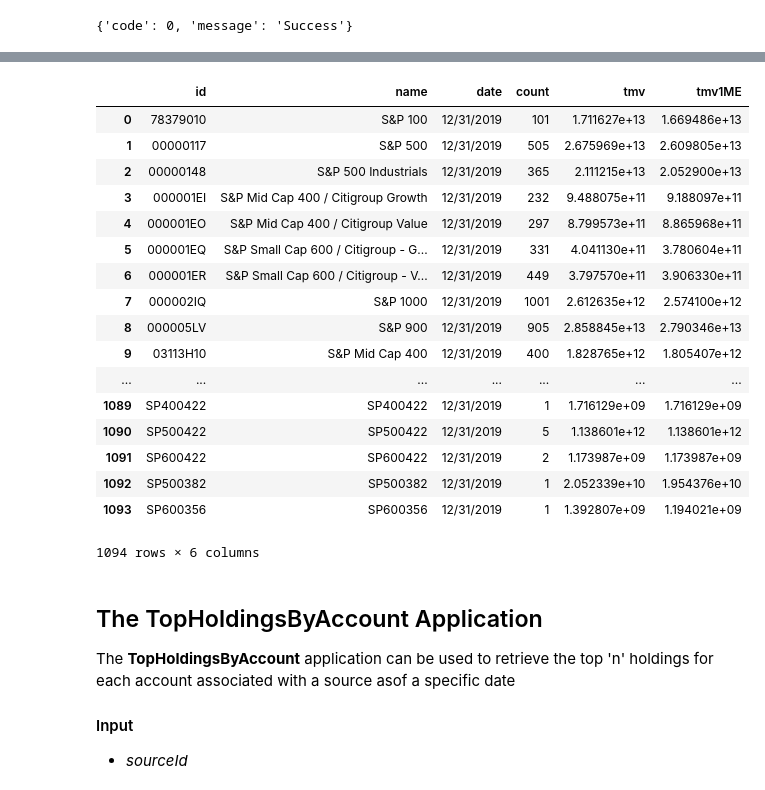
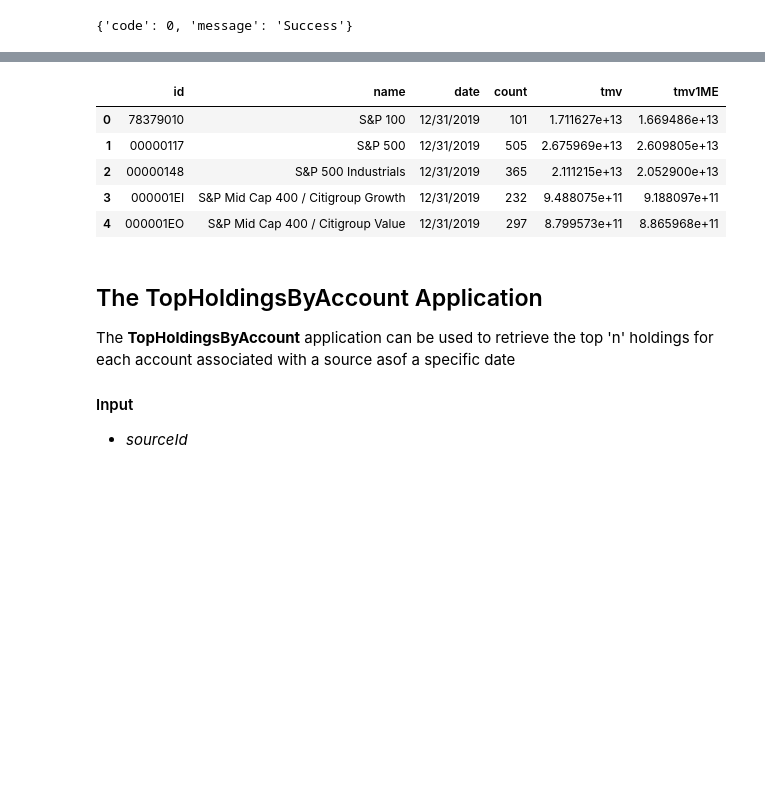
Before and after one commit to LeslieNewman/Vi-Py, a Jupyter notebook: py/VisionStoryBoard.ipynb, the cells around one changed output, grey strips where cells are left out. Cells and saved outputs as stored; diff of their text form; code cells hidden in the pictures; blank space fills up the shorter version.

```diff
--- a/py/VisionStoryBoard.ipynb
+++ b/py/VisionStoryBoard.ipynb
@@ -233,27 +231,15 @@ response['response']
 # %%
 #--  Display in a nicer format
 
 data = response['response']['accounts']
-pd.DataFrame(data, columns = ["id", "name", "date", "count", "tmv", "tmv1ME"])
+pd.DataFrame(data, columns = ["id", "name", "date", "count", "tmv", "tmv1ME"]).head()
 # %% [output]
 |  | id | name | date | count | tmv | tmv1ME |
 | 0 | 78379010 | S&P 100 | 12/31/2019 | 101 | 1.711627e+13 | 1.669486e+13 |
 | 1 | 00000117 | S&P 500 | 12/31/2019 | 505 | 2.675969e+13 | 2.609805e+13 |
 | 2 | 00000148 | S&P 500 Industrials | 12/31/2019 | 365 | 2.111215e+13 | 2.052900e+13 |
 | 3 | 000001EI | S&P Mid Cap 400 / Citigroup Growth | 12/31/2019 | 232 | 9.488075e+11 | 9.188097e+11 |
 | 4 | 000001EO | S&P Mid Cap 400 / Citigroup Value | 12/31/2019 | 297 | 8.799573e+11 | 8.865968e+11 |
-| 5 | 000001EQ | S&P Small Cap 600 / Citigroup - G... | 12/31/2019 | 331 | 4.041130e+11 | 3.780604e+11 |
-| 6 | 000001ER | S&P Small Cap 600 / Citigroup - V... | 12/31/2019 | 449 | 3.797570e+11 | 3.906330e+11 |
-| 7 | 000002IQ | S&P 1000 | 12/31/2019 | 1001 | 2.612635e+12 | 2.574100e+12 |
-| 8 | 000005LV | S&P 900 | 12/31/2019 | 905 | 2.858845e+13 | 2.790346e+13 |
-| 9 | 03113H10 | S&P Mid Cap 400 | 12/31/2019 | 400 | 1.828765e+12 | 1.805407e+12 |
-| ... | ... | ... | ... | ... | ... | ... |
-| 1089 | SP400422 | SP400422 | 12/31/2019 | 1 | 1.716129e+09 | 1.716129e+09 |
-| 1090 | SP500422 | SP500422 | 12/31/2019 | 5 | 1.138601e+12 | 1.138601e+12 |
-| 1091 | SP600422 | SP600422 | 12/31/2019 | 2 | 1.173987e+09 | 1.173987e+09 |
-| 1092 | SP500382 | SP500382 | 12/31/2019 | 1 | 2.052339e+10 | 1.954376e+10 |
-| 1093 | SP600356 | SP600356 | 12/31/2019 | 1 | 1.392807e+09 | 1.194021e+09 |
-1094 rows × 6 columns
 # %% [markdown]
 ## The TopHoldingsByAccount Application
 
```
Also changed, not shown: parts of 13 cells of this notebook, 2 other files.
